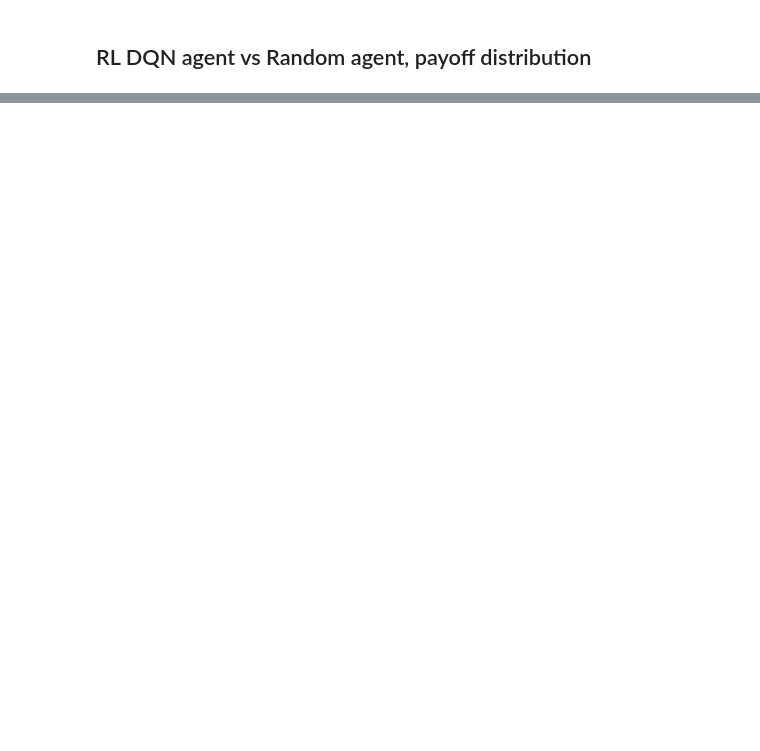
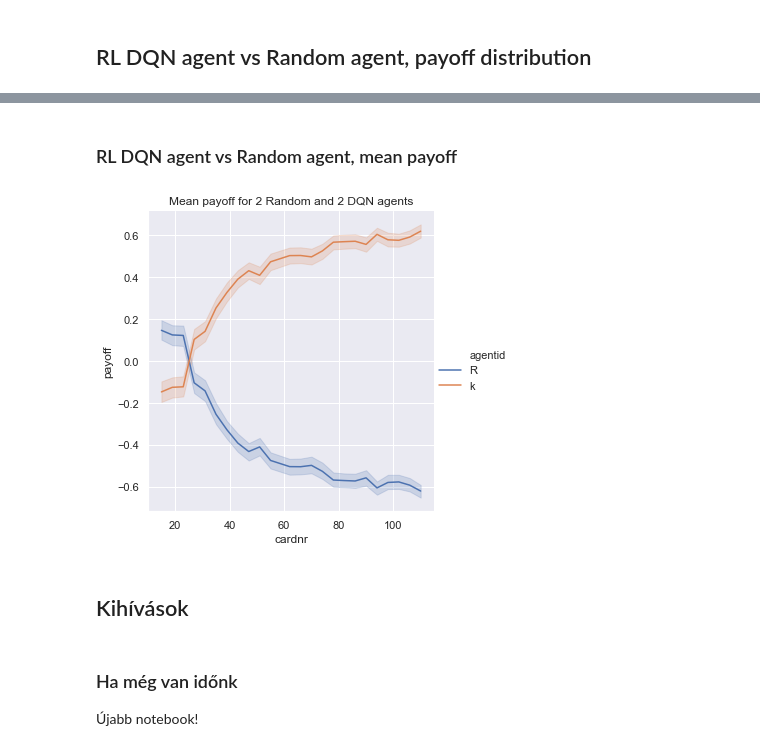
Before and after one commit to cogitoergoread/rlcard3, a Jupyter notebook: jupyter/rl-ai-zaro-varga-jozsef.ipynb, the cells around one changed output, grey strips where cells are left out. Saved outputs shown, nothing was run; the diff lists cells and outputs as text; code cells hidden in the pictures; blank space fills up the shorter version.

```diff
--- a/jupyter/rl-ai-zaro-varga-jozsef.ipynb
+++ b/jupyter/rl-ai-zaro-varga-jozsef.ipynb
@@ -202,0 +230,12 @@ create_plots(df, 'MMRR', "Mean payoff for 2 Random and 2 Min agents", False, "Ag
+# %% [markdown]
+### RL DQN agent vs Random agent, mean payoff
+# %%
+create_plots(df2, 'RRkk', "Mean payoff for 2 Random and 2 DQN agents", False, "Ag2vs2L")
+# %% [output]
+[figure, added]
+# %% [markdown]
+## Kihívások
+# %% [markdown]
+### Ha még van időnk
+
+Újabb notebook!
```
Also changed, not shown: parts of 4 cells of this notebook, 1 other file.
